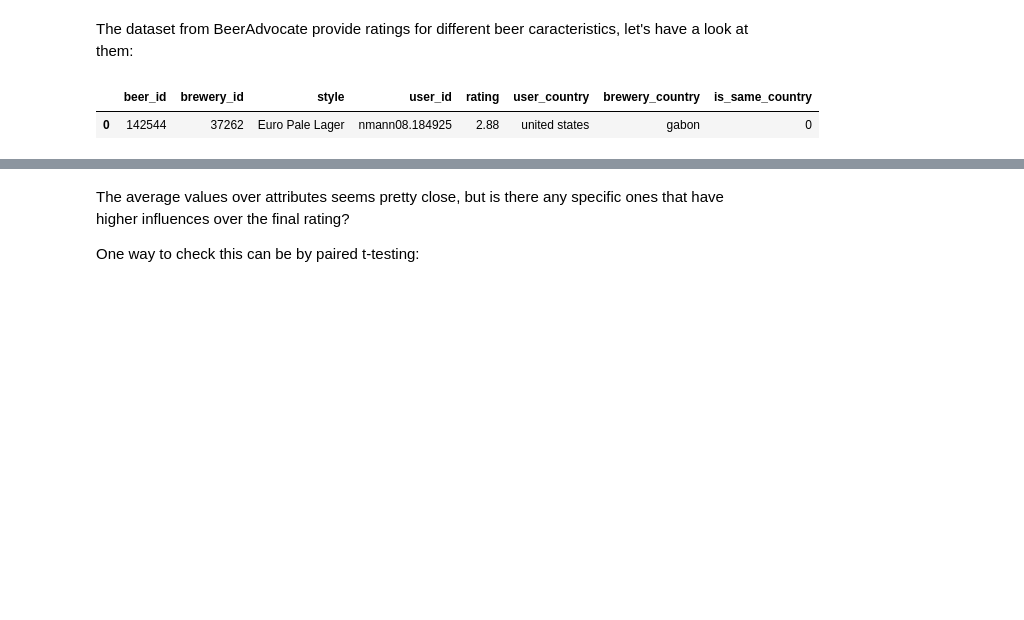
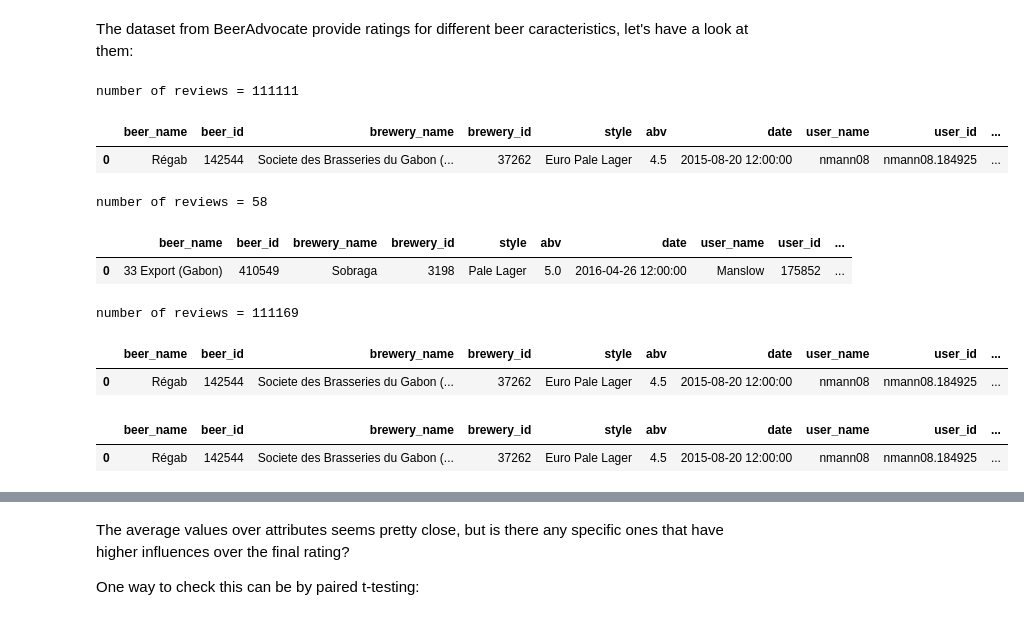
Before and after one commit to epfl-ada/ada-2022-project-brian, a Jupyter notebook: project.ipynb, the cells around one changed output, grey strips where cells are left out. Saved outputs shown, nothing was run; the diff lists cells and outputs as text; code cells hidden in the pictures; blank space fills up the shorter version.

```diff
--- a/project.ipynb
+++ b/project.ipynb
@@ -1382,8 +1383,29 @@ Here, we can see that the average rating of beers from the United States is inde
 # 3. Analysis of beer attributes
 # %% [markdown]
 The dataset from BeerAdvocate provide ratings for different beer caracteristics, let's have a look at them:
-# %%
-reviews.head(1)
-# %% [output]
-|  | beer_id | brewery_id | style | user_id | rating | user_country | brewery_country | is_same_country |
-| 0 | 142544 | 37262 | Euro Pale Lager | nmann08.184925 | 2.88 | united states | gabon | 0 |
+# %%
+BA_reviews = read_sample_reviews_file(BA_sample_file)
+print(f'number of reviews = {len(BA_reviews)}')
+BA_reviews.head(1)
+# %% [output]
+number of reviews = 111111
+|  | beer_name | beer_id | brewery_name | brewery_id | style | abv | date | user_name | user_id | ... |
+| 0 | Régab | 142544 | Societe des Brasseries du Gabon (... | 37262 | Euro Pale Lager | 4.5 | 2015-08-20 12:00:00 | nmann08 | nmann08.184925 | ... |
+# %%
+RB_reviews = read_sample_reviews_file(RB_sample_file)
+print(f'number of reviews = {len(RB_reviews)}')
+RB_reviews.head(1)
+# %% [output]
+number of reviews = 58
+|  | beer_name | beer_id | brewery_name | brewery_id | style | abv | date | user_name | user_id | ... |
+| 0 | 33 Export (Gabon) | 410549 | Sobraga | 3198 | Pale Lager | 5.0 | 2016-04-26 12:00:00 | Manslow | 175852 | ... |
+# %%
+# join the two dataframe
+reviews = pd.concat([BA_reviews, RB_reviews])
+reviews = reviews.drop_duplicates(subset=['beer_id', 'user_id'], keep='first')
+print(f'number of reviews = {len(reviews)}')
+reviews.head(1)
+# %% [output]
+number of reviews = 111169
+|  | beer_name | beer_id | brewery_name | brewery_id | style | abv | date | user_name | user_id | ... |
+| 0 | Régab | 142544 | Societe des Brasseries du Gabon (... | 37262 | Euro Pale Lager | 4.5 | 2015-08-20 12:00:00 | nmann08 | nmann08.184925 | ... |
@@ -1390,3 +1421,8 @@ reviews.head(1)
+# %%
+reviews.head(1)
+# %% [output]
+|  | beer_name | beer_id | brewery_name | brewery_id | style | abv | date | user_name | user_id | ... |
+| 0 | Régab | 142544 | Societe des Brasseries du Gabon (... | 37262 | Euro Pale Lager | 4.5 | 2015-08-20 12:00:00 | nmann08 | nmann08.184925 | ... |
 # %%
 beer_attributes = ['appearance', 'aroma', 'palate', 'taste']
 for att in beer_attributes + ['overall', 'rating']:
```
Also changed, not shown: parts of 24 cells of this notebook.
